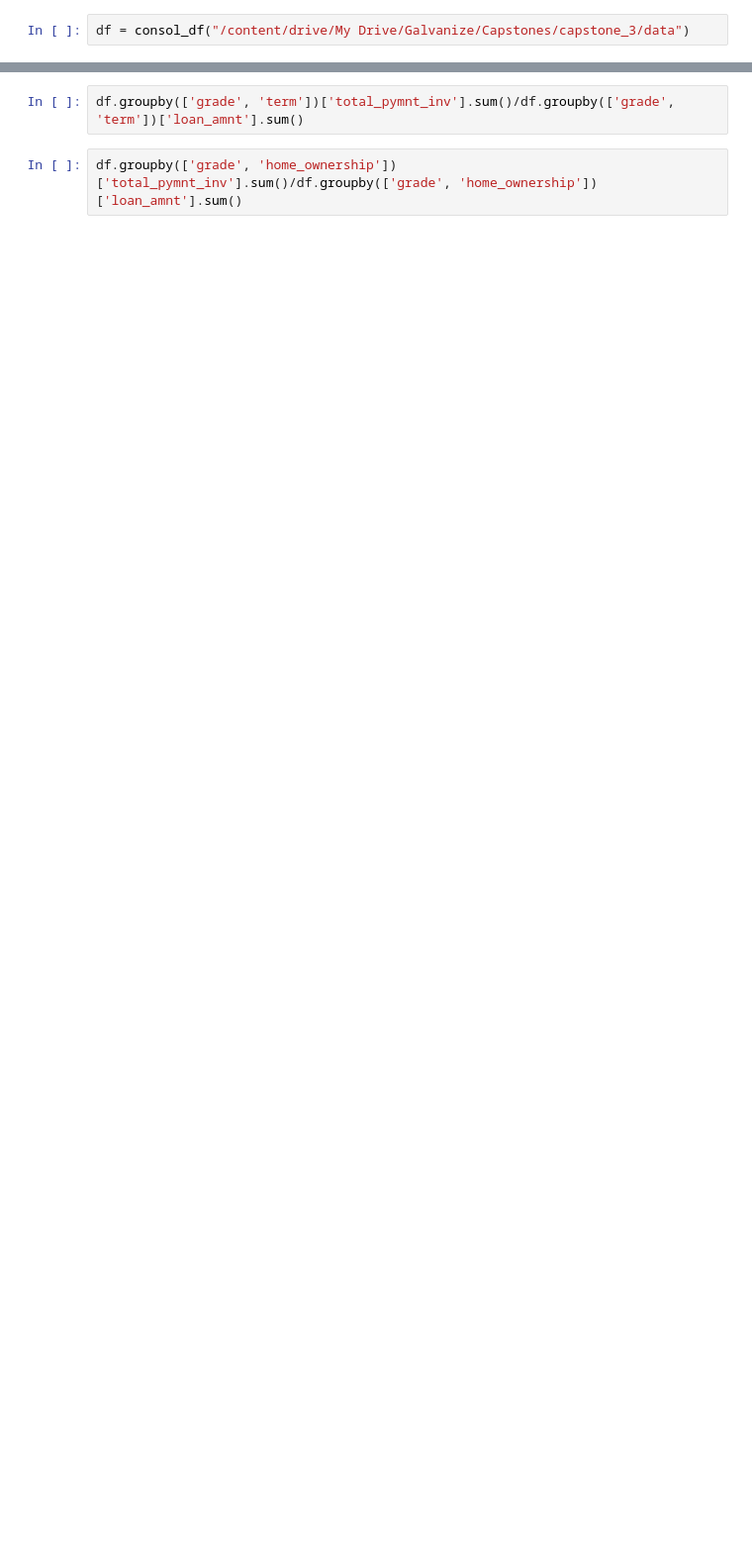
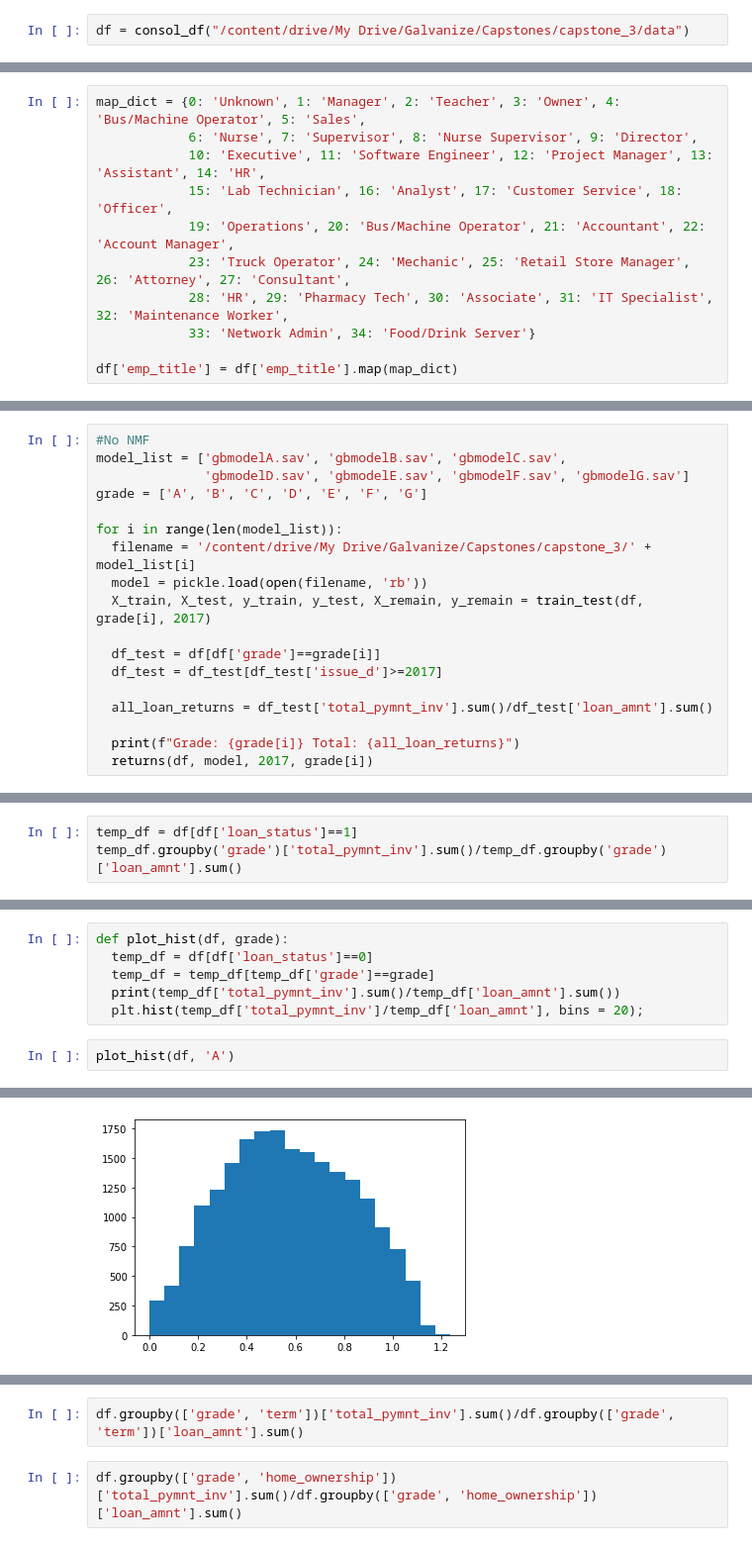
Before and after one commit to clifford-cheng/Lending-Club, a Jupyter notebook: LendingClub.ipynb, the cells around one changed output, grey strips where cells are left out. Shown at 99% size. Drawn from its saved outputs; the diff is of its cells as text; blank space fills up the shorter version.

```diff
--- a/LendingClub.ipynb
+++ b/LendingClub.ipynb
@@ -98,0 +223,11 @@ df
+# %%
+map_dict = {0: 'Unknown', 1: 'Manager', 2: 'Teacher', 3: 'Owner', 4: 'Bus/Machine Operator', 5: 'Sales',
+            6: 'Nurse', 7: 'Supervisor', 8: 'Nurse Supervisor', 9: 'Director',
+            10: 'Executive', 11: 'Software Engineer', 12: 'Project Manager', 13: 'Assistant', 14: 'HR',
+            15: 'Lab Technician', 16: 'Analyst', 17: 'Customer Service', 18: 'Officer',
+            19: 'Operations', 20: 'Bus/Machine Operator', 21: 'Accountant', 22: 'Account Manager',
+            23: 'Truck Operator', 24: 'Mechanic', 25: 'Retail Store Manager', 26: 'Attorney', 27: 'Consultant',
+            28: 'HR', 29: 'Pharmacy Tech', 30: 'Associate', 31: 'IT Specialist', 32: 'Maintenance Worker',
+            33: 'Network Admin', 34: 'Food/Drink Server'}
+
+df['emp_title'] = df['emp_title'].map(map_dict)
@@ -98,0 +586,18 @@ df
+# %%
+#No NMF
+model_list = ['gbmodelA.sav', 'gbmodelB.sav', 'gbmodelC.sav',
+              'gbmodelD.sav', 'gbmodelE.sav', 'gbmodelF.sav', 'gbmodelG.sav']
+grade = ['A', 'B', 'C', 'D', 'E', 'F', 'G']
+
+for i in range(len(model_list)):
+  filename = '/content/drive/My Drive/Galvanize/Capstones/capstone_3/' + model_list[i]
+  model = pickle.load(open(filename, 'rb'))
+  X_train, X_test, y_train, y_test, X_remain, y_remain = train_test(df, grade[i], 2017)
+
+  df_test = df[df['grade']==grade[i]]
+  df_test = df_test[df_test['issue_d']>=2017]
+
+  all_loan_returns = df_test['total_pymnt_inv'].sum()/df_test['loan_amnt'].sum()
+
+  print(f"Grade: {grade[i]} Total: {all_loan_returns}")
+  returns(df, model, 2017, grade[i])
@@ -114,0 +797,3 @@ temp_df.groupby('grade')['total_pymnt_inv'].sum()/temp_df.groupby('grade')['loan
+# %%
+temp_df = df[df['loan_status']==1]
+temp_df.groupby('grade')['total_pymnt_inv'].sum()/temp_df.groupby('grade')['loan_amnt'].sum()
@@ -114,0 +810,9 @@ temp_df.groupby('grade')['total_pymnt_inv'].sum()/temp_df.groupby('grade')['loan
+# %%
+def plot_hist(df, grade):
+  temp_df = df[df['loan_status']==0]
+  temp_df = temp_df[temp_df['grade']==grade]
+  print(temp_df['total_pymnt_inv'].sum()/temp_df['loan_amnt'].sum())
+  plt.hist(temp_df['total_pymnt_inv']/temp_df['loan_amnt'], bins = 20);
+# %%
+plot_hist(df, 'A')
+# %% [output]
@@ -114,0 +820 @@ temp_df.groupby('grade')['total_pymnt_inv'].sum()/temp_df.groupby('grade')['loan
+[figure, added]
```
Also changed, not shown: parts of 59 cells of this notebook.
